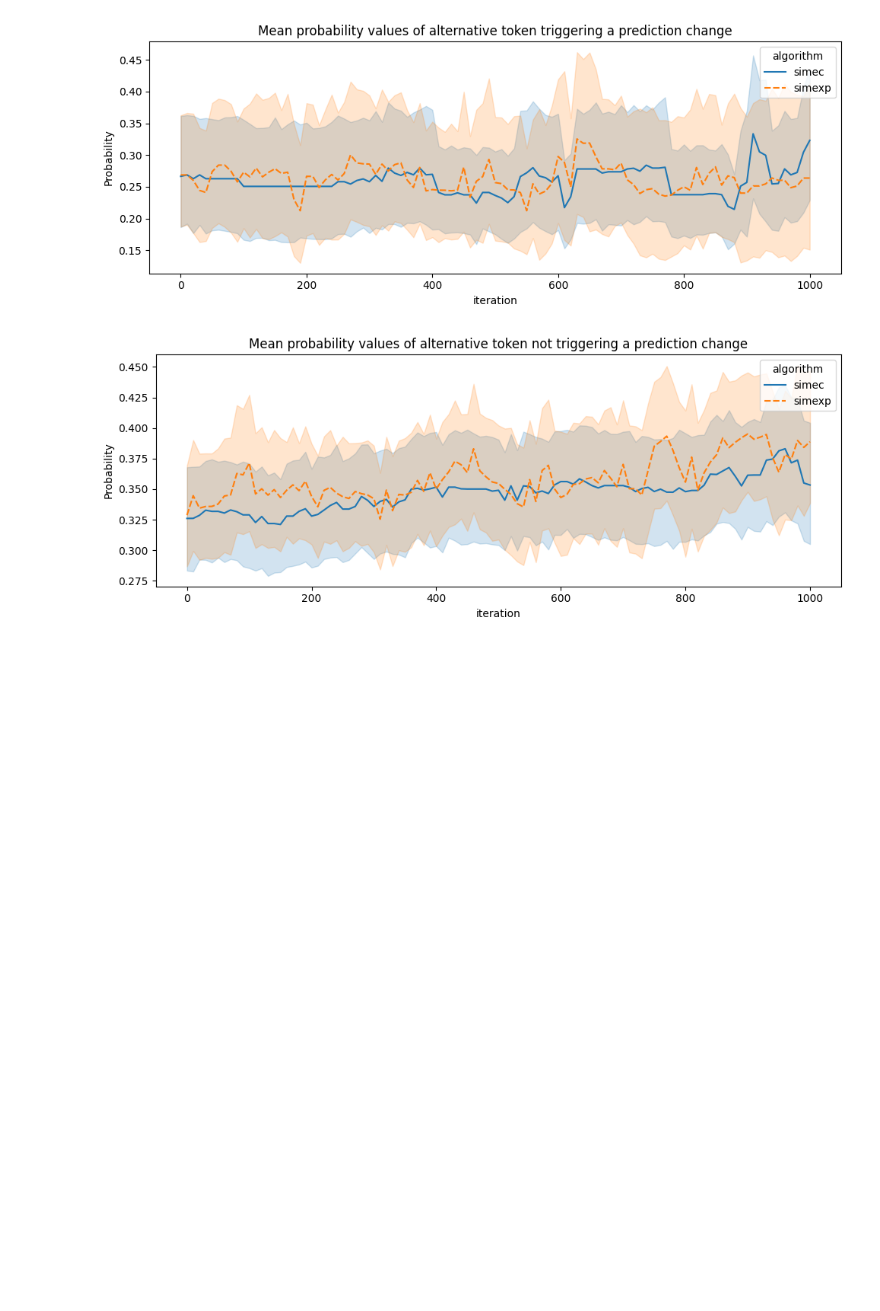
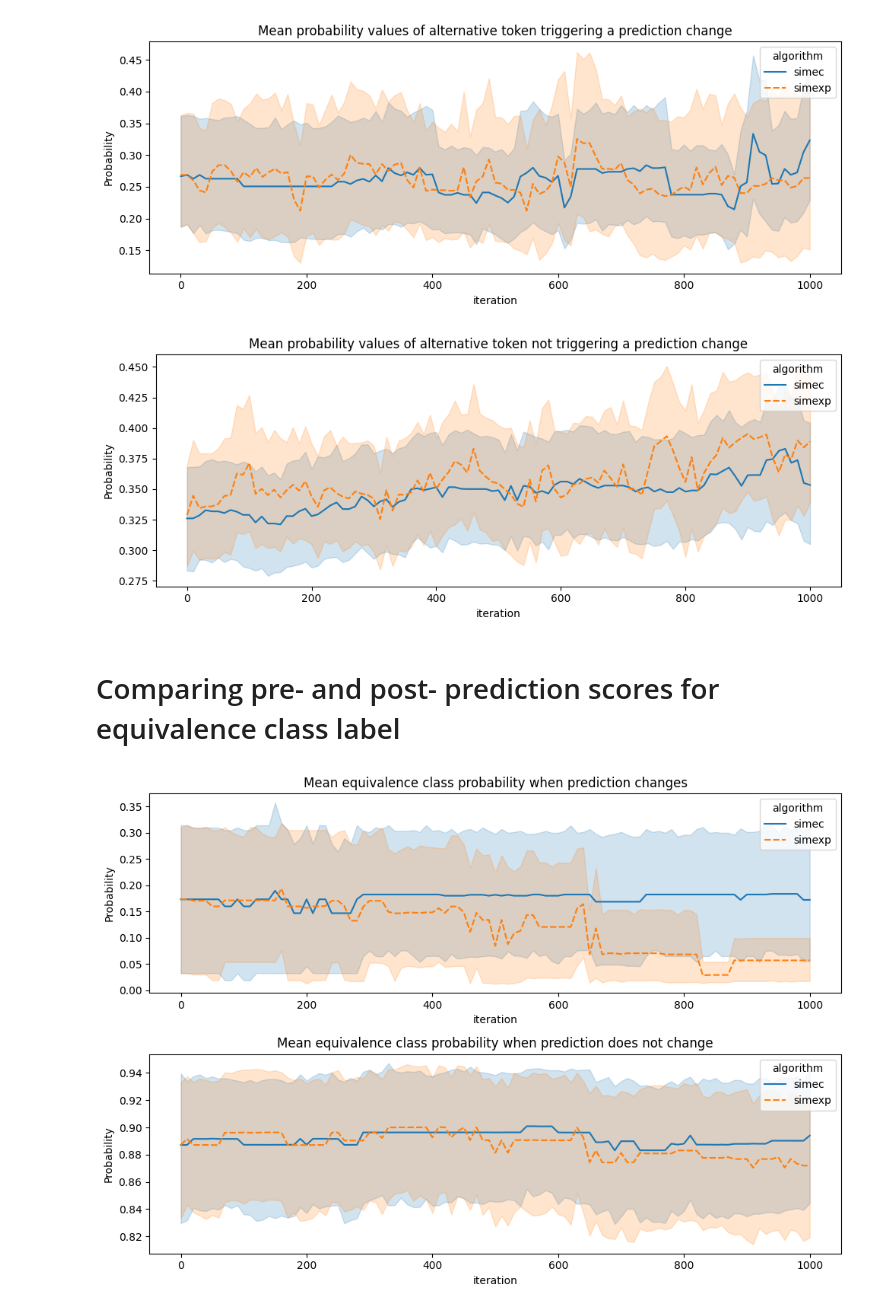
Before and after one commit to alessiomarta/transformers_equivalence_classes, a Jupyter notebook: analysis/pred_analysis.ipynb, the cells around one changed output. Saved outputs shown, nothing was run; the diff lists cells and outputs as text; code cells hidden in the pictures; blank space fills up the shorter version.

Commit message:
additional experiments on equivalence class probability

```diff
--- a/analysis/pred_analysis.ipynb
+++ b/analysis/pred_analysis.ipynb
@@ -311,3 +322,5 @@ plt.tight_layout()
 plt.show()
 # %% [output]
 [figure]
+# %% [markdown]
+# Comparing pre- and post- prediction scores for equivalence class label
@@ -313,0 +381,14 @@ plt.show()
+# %%
+msk_txts, msk_names = load_raw_sents("/Users/lizzy/research/input-space-inspection/data/MLM-BERT/sentences")
+msk_txts = [sent.replace("[CLS]","").replace("[SEP]","") for sent in msk_txts]
+msk_preds = {k:p[0] for k, p in zip(msk_names, msk_pipe(msk_txts))}
+cls_txts, cls_names = load_raw_sents("/Users/lizzy/research/input-space-inspection/data/CLS-BERT/hate-speech")
+cls_txts = [sent.replace("[CLS]","").replace("[SEP]","") for sent in cls_txts]
+cls_preds = {k:p for k, p in zip(cls_names, cls_pipe(cls_txts))}
+# %%
+data_cls = pd.DataFrame.from_dict(collect_data_no_pred(res_path, "cls", cls_preds, cls_pipe))
+data_cls = data_cls.loc[data_cls["file-name"] != "sentence_2"]
+data_cls["original-pred"] = data_cls["original-pred"].apply(lambda a: cl_map[a])
+other_data_cls = pd.read_csv(os.path.join(res_path, "bert-cls.csv"))
+data_cls = data_cls.merge(other_data_cls, how = "left", on=["original-sentence", "algorithm","explore-token","alternative-token","iteration", "original-pred", "original-pred-proba","alternative-token-proba"])
+data_cls.to_csv(os.path.join(res_path, "bert-cls-eq-class.proba.csv"), index = False)
@@ -313,0 +400,10 @@ plt.show()
+# %%
+fig, ax = plt.subplots(figsize=(10, 7), nrows=2)
+sns.lineplot(data=data_cls.loc[data_cls["same-eq-class"] == False], ax=ax[0], x = "iteration", y = "modified-pred-proba", style = "algorithm", hue = "algorithm")
+ax[0].set(ylabel='Probability', title = 'Mean equivalence class probability when prediction changes')
+sns.lineplot(data=data_cls.loc[data_cls["same-eq-class"] == True], ax=ax[1], x = "iteration", y = "modified-pred-proba", style = "algorithm", hue = "algorithm")
+ax[1].set(ylabel='Probability', title = 'Mean equivalence class probability when prediction does not change')
+plt.tight_layout()
+plt.show()
+# %% [output]
+[figure, added]
```
Also changed, not shown: parts of 7 cells of this notebook.
